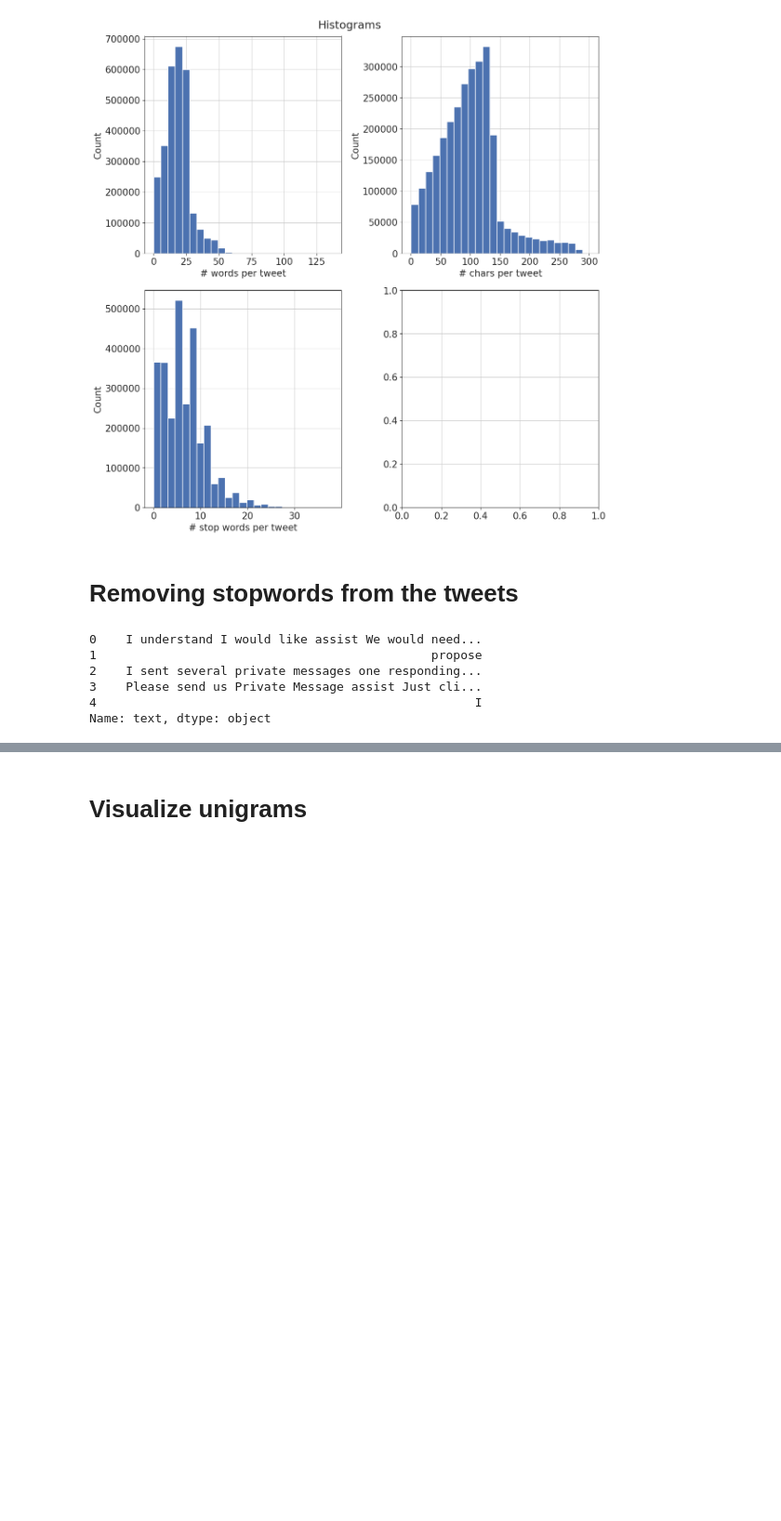
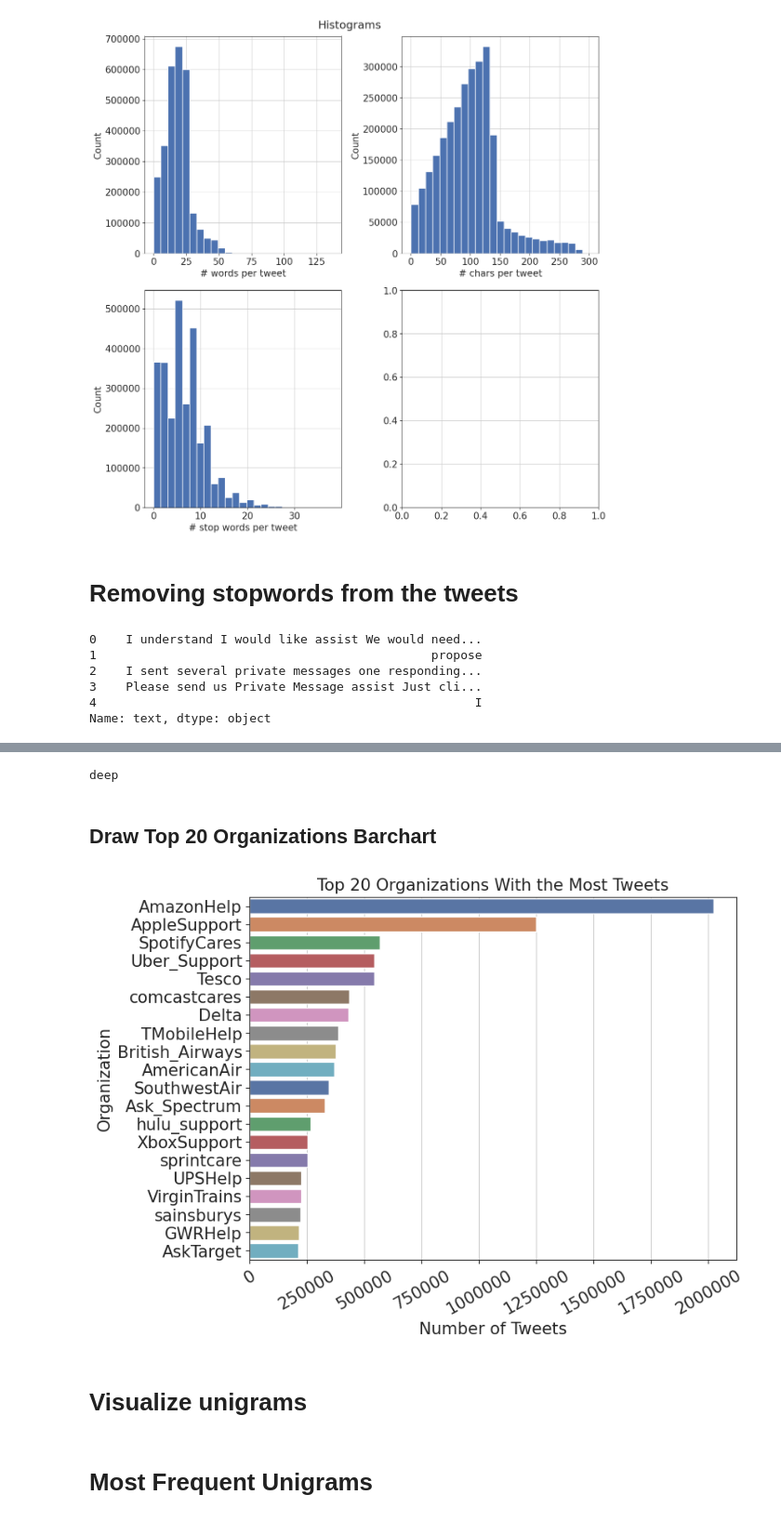
Before and after one commit to sminerport/chatbot, a Jupyter notebook: customer-support-on-twitter/CustomerSupportOnTwitter.ipynb, the cells around one changed output, grey strips where cells are left out. Shown: that part at 93% size. Cells and saved outputs as stored; diff of their text form; code cells hidden in the pictures; blank space fills up the shorter version.

```diff
--- a/customer-support-on-twitter/CustomerSupportOnTwitter.ipynb
+++ b/customer-support-on-twitter/CustomerSupportOnTwitter.ipynb
@@ -368,6 +376,6 @@ plt.show()
 # %%
 print("Word Count of tweets for each Twitter Account")
-after = df.groupby('author_id').apply(lambda x: x.text.apply(lambda x: len(x.split())).sum())
-after[after.index.str.isdecimal() == False].sort_values(ascending=False)
+tweets_per_person = df.groupby('author_id').apply(lambda x: x.text.apply(lambda x: len(x.split())).sum())
+tweets_per_org = tweets_per_person[tweets_per_person.index.str.isdecimal() == False].sort_values(ascending=False)
 # %% [output]
 Word Count of tweets for each Twitter Account
@@ -390,0 +384,3 @@ KeyboardInterrupt: ignored
+# %%
+#print(type(tweets_per_org))
+tweets_per_org = tweets_per_org.reset_index()
@@ -390,0 +389,7 @@ KeyboardInterrupt: ignored
+# %%
+print(list(tweets_per_org.columns))
+print(type(tweets_per_org))
+tweets_per_org = tweets_per_org.rename(columns={'author_id': 'organization', 0: '# of tweets'})
+#tweets_per_org['organization'] = tweets_per_org.index
+display(tweets_per_org)
+#tweets_per_org.rename(
@@ -391,3 +427,23 @@ KeyboardInterrupt: ignored
+# %%
+print(sns_palette)
+# %% [output]
+deep
+# %% [markdown]
+## Draw Top 20 Organizations Barchart
+# %%
+fig, ax = plt.subplots(1,1)
+ax.ticklabel_format(style='plain')
+ax = sns.barplot(x = tweets_per_org['# of tweets'][:20],
+            y = tweets_per_org['organization'][:20], palette=sns_palette)
+plt.draw()
+ax.set_xticklabels(ax.get_xticklabels(),rotation=30)
+ax.set_ylabel('Organization')
+ax.set_xlabel('Number of Tweets')
+ax.set_title('Top 20 Organizations With the Most Tweets')
+plt.show()
+#plt.tight_layout()
+# %% [output]
+[figure, added]
 # %% [markdown]
 # Visualize unigrams
 # %%
@@ -400,6 +456,8 @@ def get_top_ngram(corpus, n=None):
                   for word, idx in vec.vocabulary_.items()]
     words_freq =sorted(words_freq, key = lambda x: x[1], reverse=True)
     return words_freq[:10]
+# %% [markdown]
+# Most Frequent Unigrams
 # %%
 # Visualizing the most frequent unigrams in the tweets
 top_unigrams = get_top_ngram(df['text'],1)[:10]
```
Also changed, not shown: parts of 21 cells of this notebook, 2 other files.
